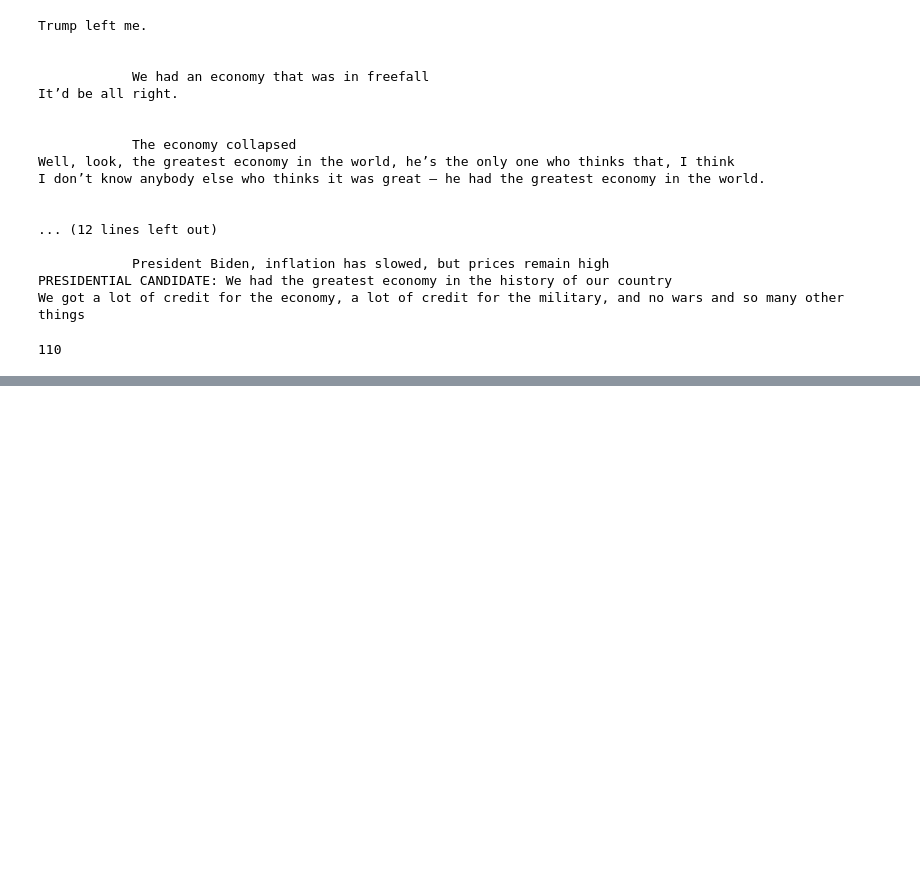
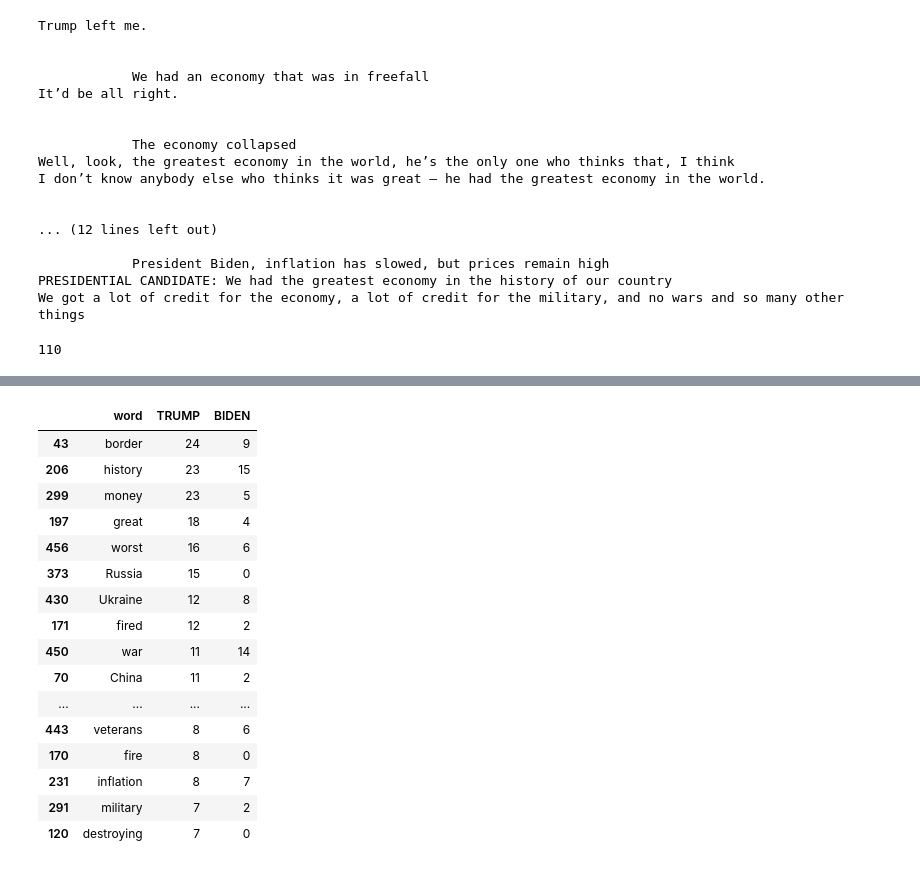
Before and after one commit to katrventura/cnn-debate, a Jupyter notebook: scraper.ipynb, the cells around one changed output, grey strips where cells are left out. Saved outputs shown, nothing was run; the diff lists cells and outputs as text; code cells hidden in the pictures; blank space fills up the shorter version.

```diff
--- a/scraper.ipynb
+++ b/scraper.ipynb
@@ -317,8 +317,8 @@ df = df.sort_values('TRUMP', ascending=False)
 # %% [markdown]
 ### Cleaning word count
 # %%
+# # import json
 # import json
-import json
-# open word-count.json
-with open('word-count2.json', 'r') as f:
-    data = json.load(f)
+# # open word-count.json
+# with open('word-count2.json', 'r') as f:
+#     data = json.load(f)
@@ -457,3 +418,12 @@ We got a lot of credit for the economy, a lot of credit for the military, and no
 len(sentence)
 # %% [output]
 110
+# %%
+# import filtered_word_count.json
+import json
+with open('filtered_word_count.json', 'r') as f:
+    data = json.load(f)
+
+# Create a DataFrame from the filtered data
+df_filtered = pd.DataFrame(data["data"], columns=data["columns"])
+df_filtered.head()
@@ -459,0 +437,24 @@ len(sentence)
+# %%
+# get TRUMP sort descending
+df_sorted = df_filtered.sort_values('TRUMP', ascending=False)
+df_sorted.head(20)
+
+# Biden blacks, economy, jobs, border, tax, ukraine, inflation, childcare, woman
+# %% [output]
+|  | word | TRUMP | BIDEN |
+| 43 | border | 24 | 9 |
+| 206 | history | 23 | 15 |
+| 299 | money | 23 | 5 |
+| 197 | great | 18 | 4 |
+| 456 | worst | 16 | 6 |
+| 373 | Russia | 15 | 0 |
+| 430 | Ukraine | 12 | 8 |
+| 171 | fired | 12 | 2 |
+| 450 | war | 11 | 14 |
+| 70 | China | 11 | 2 |
+| ... | ... | ... | ... |
+| 443 | veterans | 8 | 6 |
+| 170 | fire | 8 | 0 |
+| 231 | inflation | 8 | 7 |
+| 291 | military | 7 | 2 |
+| 120 | destroying | 7 | 0 |
```
Also changed, not shown: parts of 8 cells of this notebook, 5 other files.
